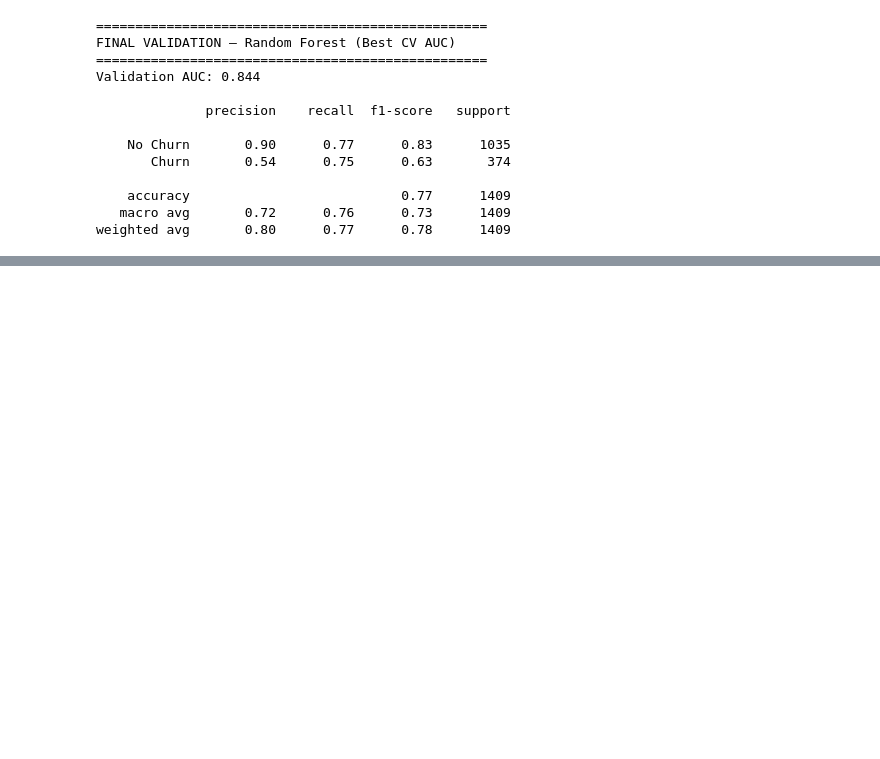
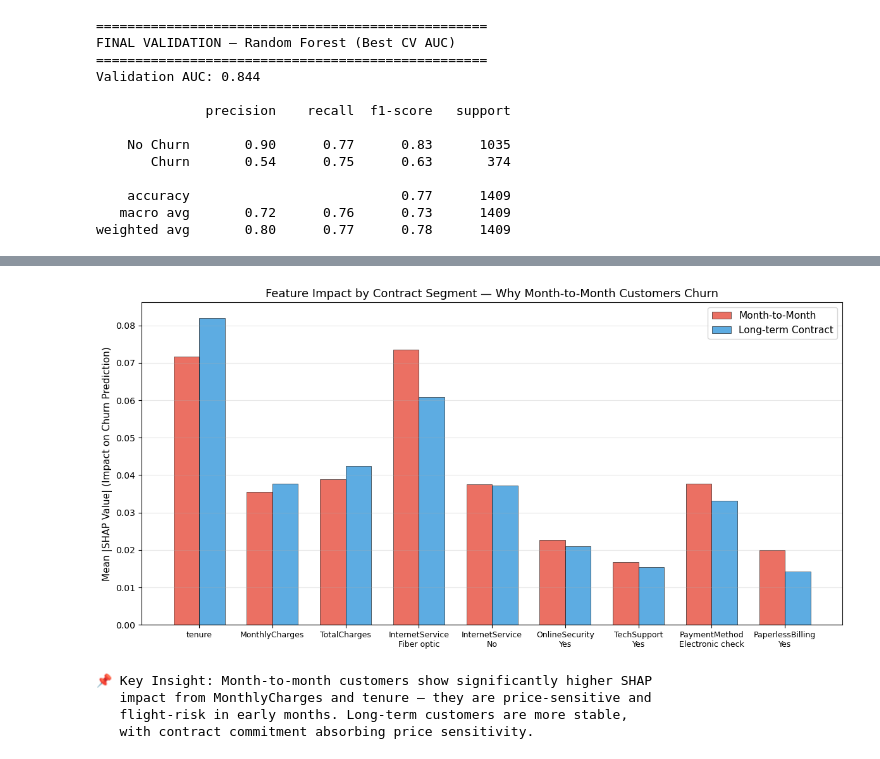
Before and after one commit to yingruma1999-hub/churn-prediction, a Jupyter notebook: churn prediction.ipynb, the cells around one changed output, grey strips where cells are left out. Saved outputs shown, nothing was run; the diff lists cells and outputs as text; code cells hidden in the pictures; blank space fills up the shorter version.

```diff
--- a/churn prediction.ipynb
+++ b/churn prediction.ipynb
@@ -793,0 +1011,58 @@ In a business context, the cost of losing a customer (~$500–$1000/year in recu
+# %%
+# ==============================
+# 7.3a Segment-Level SHAP Analysis: Contract Type
+# ==============================
+
+# Identify contract segments in test set
+is_monthly = X_test['Contract_One year'] == 0  # Neither one-year nor two-year → month-to-month
+# (drop_first=True means month-to-month is the baseline)
+
+# SHAP values are already computed on X_test (from Section 5.4)
+# shap_values[:, :, 1] = SHAP values for the churn class
+shap_churn = shap_values[:, :, 1].values  # (n_samples, n_features)
+
+# Mean absolute SHAP per feature, segmented by contract type
+monthly_mask = (X_test['Contract_One year'] == 0) & (X_test['Contract_Two year'] == 0)
+longterm_mask = ~monthly_mask
+
+top_features_list = ['tenure', 'MonthlyCharges', 'TotalCharges',
+                     'InternetService_Fiber optic', 'InternetService_No',
+                     'OnlineSecurity_Yes', 'TechSupport_Yes',
+                     'PaymentMethod_Electronic check', 'PaperlessBilling_Yes']
+
+# Filter to features that exist in X_test
+top_features_list = [f for f in top_features_list if f in X_test.columns]
+feat_indices = [list(X_test.columns).index(f) for f in top_features_list]
+
+monthly_shap = np.abs(shap_churn[monthly_mask.values][:, feat_indices]).mean(axis=0)
+longterm_shap = np.abs(shap_churn[longterm_mask.values][:, feat_indices]).mean(axis=0)
+
+# Plot
+fig, ax = plt.subplots(figsize=(12, 6))
+x = np.arange(len(top_features_list))
+width = 0.35
+
+bars1 = ax.bar(x - width/2, monthly_shap, width, label='Month-to-Month', color='#e74c3c', alpha=0.8, edgecolor='black', linewidth=0.5)
+bars2 = ax.bar(x + width/2, longterm_shap, width, label='Long-term Contract', color='#3498db', alpha=0.8, edgecolor='black', linewidth=0.5)
+
+ax.set_ylabel('Mean |SHAP Value| (Impact on Churn Prediction)', fontsize=11)
+ax.set_title('Feature Impact by Contract Segment — Why Month-to-Month Customers Churn', fontsize=13)
+ax.set_xticks(x)
+ax.set_xticklabels([f.replace('_', '\n') for f in top_features_list], fontsize=9, rotation=0)
+ax.legend(fontsize=11)
+ax.grid(axis='y', alpha=0.3)
+
+plt.tight_layout()
+plt.show()
+
+# Key insight
+print("📌 Key Insight: Month-to-month customers show significantly higher SHAP")
+print("   impact from MonthlyCharges and tenure — they are price-sensitive and")
+print("   flight-risk in early months. Long-term customers are more stable,")
+print("   with contract commitment absorbing price sensitivity.")
+# %% [output]
+[figure, added]
+📌 Key Insight: Month-to-month customers show significantly higher SHAP
+   impact from MonthlyCharges and tenure — they are price-sensitive and
+   flight-risk in early months. Long-term customers are more stable,
+   with contract commitment absorbing price sensitivity.
```
Also changed, not shown: parts of 16 cells of this notebook, 2 other files.
